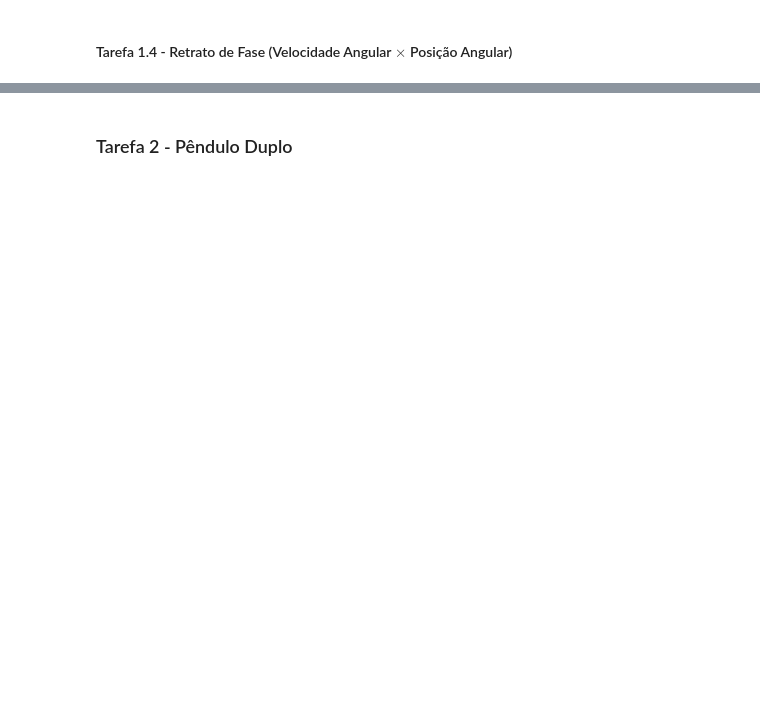
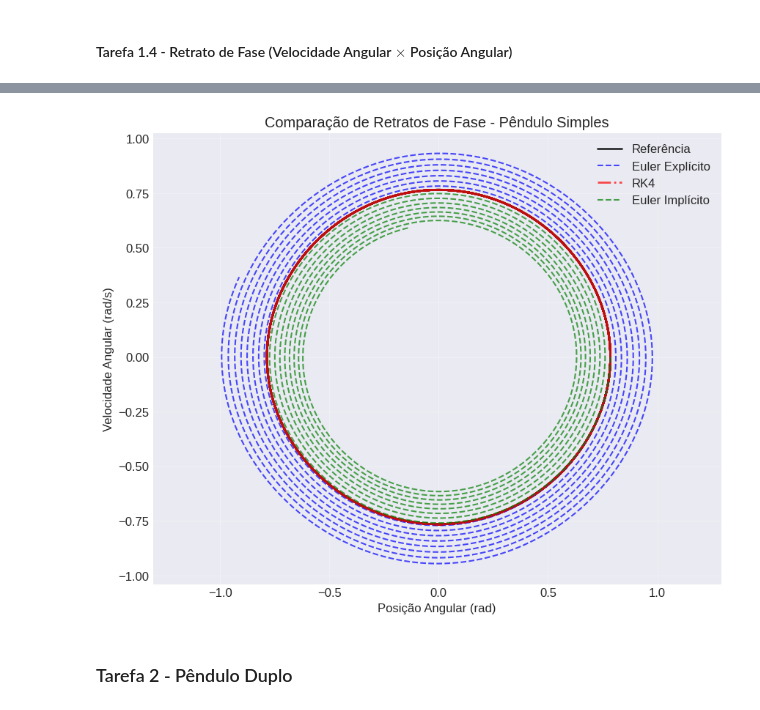
Before and after one commit to cody-setti/Trabalhos_MNED, a Jupyter notebook: T2/codigo/codigo-T2-MNED.ipynb, the cells around one changed output, grey strips where cells are left out. Saved outputs shown, nothing was run; the diff lists cells and outputs as text; code cells hidden in the pictures; blank space fills up the shorter version.

```diff
--- a/T2/codigo/codigo-T2-MNED.ipynb
+++ b/T2/codigo/codigo-T2-MNED.ipynb
@@ -325,2 +350,18 @@ Retrato de fase da solução fornecida pelo método de Euler Implícito
+# %%
+# Retratos de Fase Sobrepostos
+plt.figure(figsize=(10, 8))
+plt.plot(q_ref_long           , p_ref_long           , 'k-' , label='Referência'     , linewidth=2  , alpha=0.8)
+plt.plot(U_euler_long[:, 0]   , U_euler_long[:, 1]   , 'b--', label='Euler Explícito', linewidth=1.5, alpha=0.7)
+plt.plot(U_rk4_long[:, 0]     , U_rk4_long[:, 1]     , 'r-.', label='RK4'            , linewidth=2  , alpha=0.7)
+plt.plot(U_implicit_long[:, 0], U_implicit_long[:, 1], 'g--', label='Euler Implícito', linewidth=1.5, alpha=0.7)
+plt.xlabel('Posição Angular (rad)')
+plt.ylabel('Velocidade Angular (rad/s)')
+plt.title('Comparação de Retratos de Fase - Pêndulo Simples')
+plt.legend()
+plt.grid(True, alpha=0.3)
+plt.axis('equal')
+plt.show()
+# %% [output]
+[figure, added]
 # %% [markdown]
 ### Tarefa 2 - Pêndulo Duplo
```
Also changed, not shown: parts of 18 cells of this notebook.
